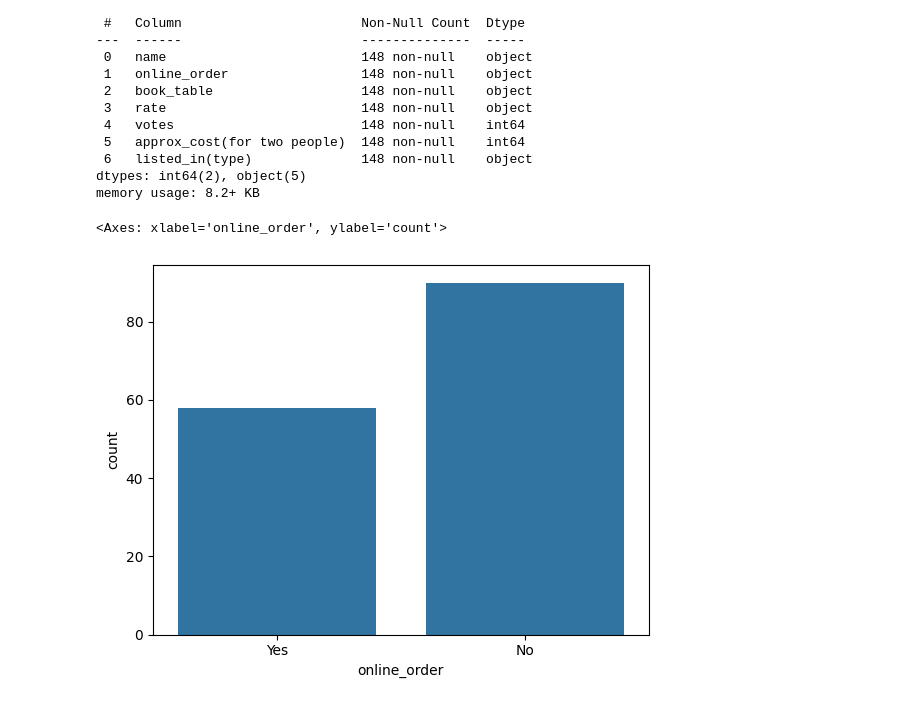
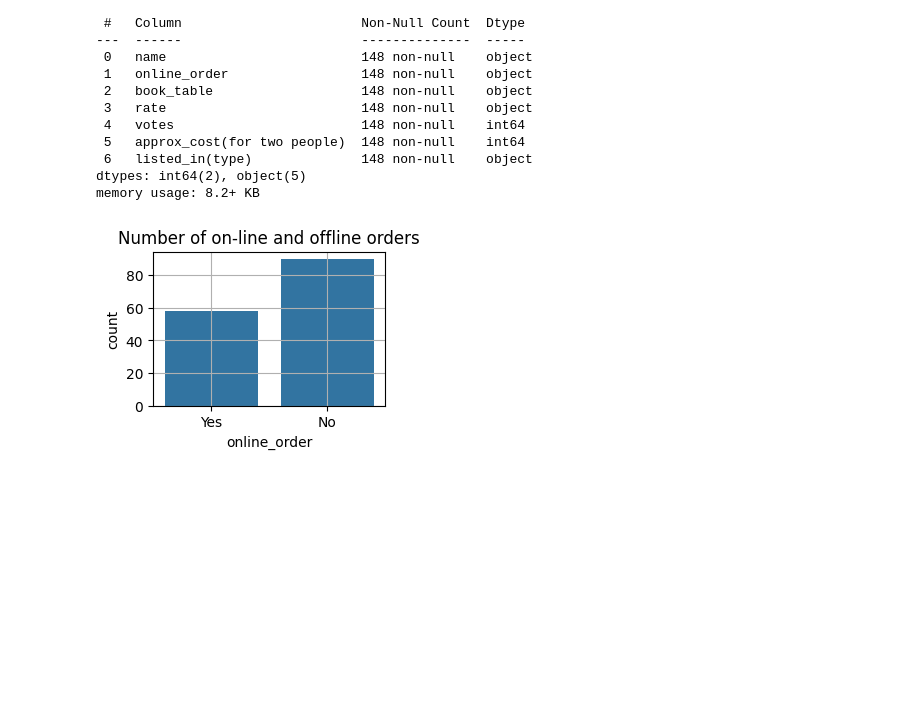
Before and after one commit to kuroshkarimi/Projects, a Jupyter notebook: Zometo Chain Restaurant/Zometo.ipynb, the cells around one changed output. Saved outputs shown, nothing was run; the diff lists cells and outputs as text; code cells hidden in the pictures; blank space fills up the shorter version.

```diff
--- a/Zometo Chain Restaurant/Zometo.ipynb
+++ b/Zometo Chain Restaurant/Zometo.ipynb
@@ -34,8 +41,10 @@ Data columns (total 7 columns):
 dtypes: int64(2), object(5)
 memory usage: 8.2+ KB
 # %%
+plt.figure(figsize = (3,2))
 sns.countplot(x = df['online_order'])
+plt.title("Number of on-line and offline orders")
+plt.grid()
 # %% [output]
-<Axes: xlabel='online_order', ylabel='count'>
-[figure, old version]
+[figure, new version]
 # %%
```
Also changed, not shown: parts of 7 cells of this notebook.
